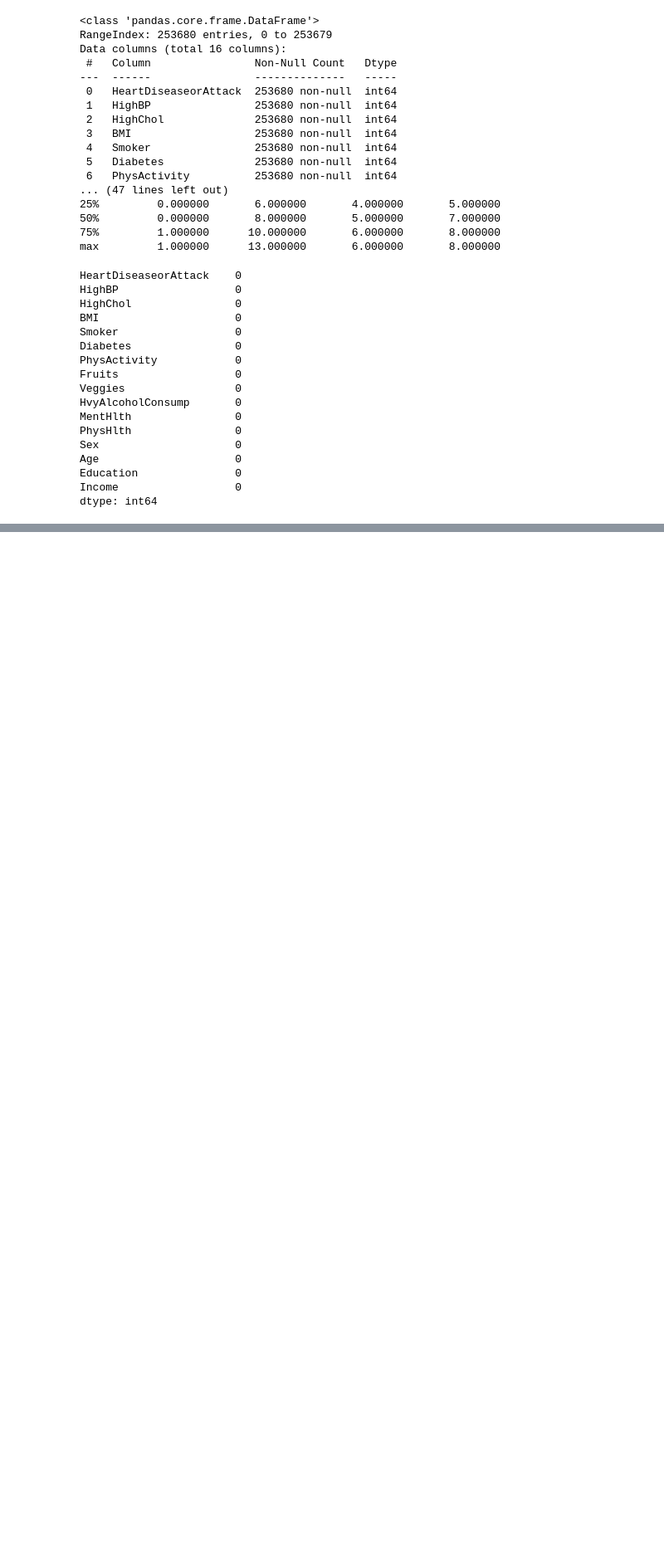
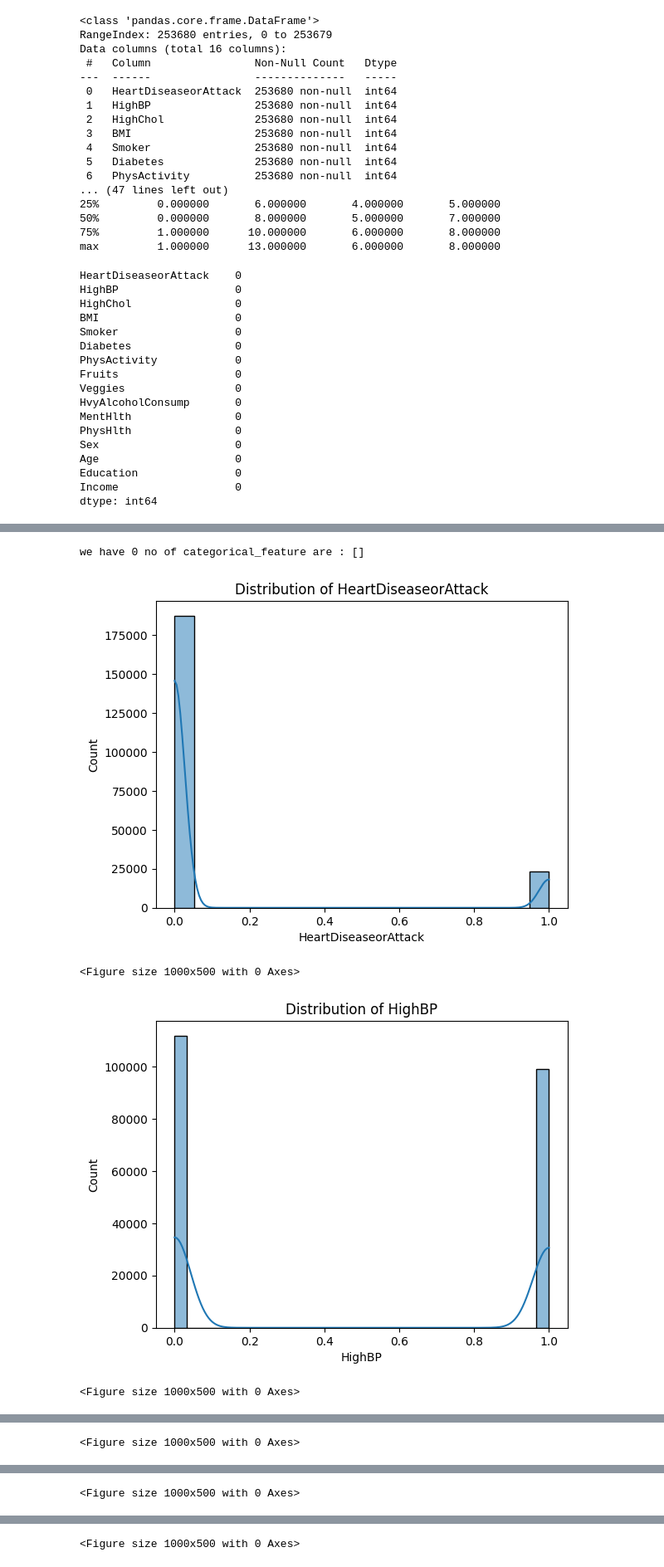
Before and after one commit to Naman-1274/Heart-diseases-predictor, a Jupyter notebook: heart_desease_predeictor/Main.ipynb, the cells around one changed output, grey strips where cells are left out. Shown: that part at 83% size. Drawn from its saved outputs; the diff is of its cells as text; code cells hidden in the pictures; blank space fills up the shorter version.

```diff
--- a/heart_desease_predeictor/Main.ipynb
+++ b/heart_desease_predeictor/Main.ipynb
@@ -67,7 +72,17 @@ data = df.drop_duplicates()
+# %%
+categorical_feature = [feature for feature in df.columns if data[feature].dtypes == 'O']
+print('we have {} no of categorical_feature are : {}'.format(len(categorical_feature),categorical_feature))
+# %% [output]
+we have 0 no of categorical_feature are : []
 # %%
-numeric_features = ['BMI', 'MentHlth', 'PhysHlth', 'Age', 'Education', 'Income']
+numeric_features = ['HeartDiseaseorAttack','HighBP','HighChol','BMI','Smoker','Diabetes','PhysActivity','Fruits','Veggies','HvyAlcoholConsump','MentHlth','PhysHlth','Sex','Age','Education','Income']
 for feature in numeric_features:
+    sns.histplot(data[feature],kde=True)
+    plt.title(f'Distribution of {feature}')
     plt.figure(figsize=(10, 5))
-    sns.histplot(data[feature], kde=True)
-    plt.title(f'Distribution of {feature}')
     plt.show()
+# %% [output]
+[figure, added]
+<Figure size 1000x500 with 0 Axes>
+[figure, added]
+<Figure size 1000x500 with 0 Axes>
@@ -73,0 +90 @@ for feature in numeric_features:
+<Figure size 1000x500 with 0 Axes>
@@ -73,0 +92 @@ for feature in numeric_features:
+<Figure size 1000x500 with 0 Axes>
@@ -73,0 +94 @@ for feature in numeric_features:
+<Figure size 1000x500 with 0 Axes>
```
Also changed, not shown: parts of 7 cells of this notebook.
